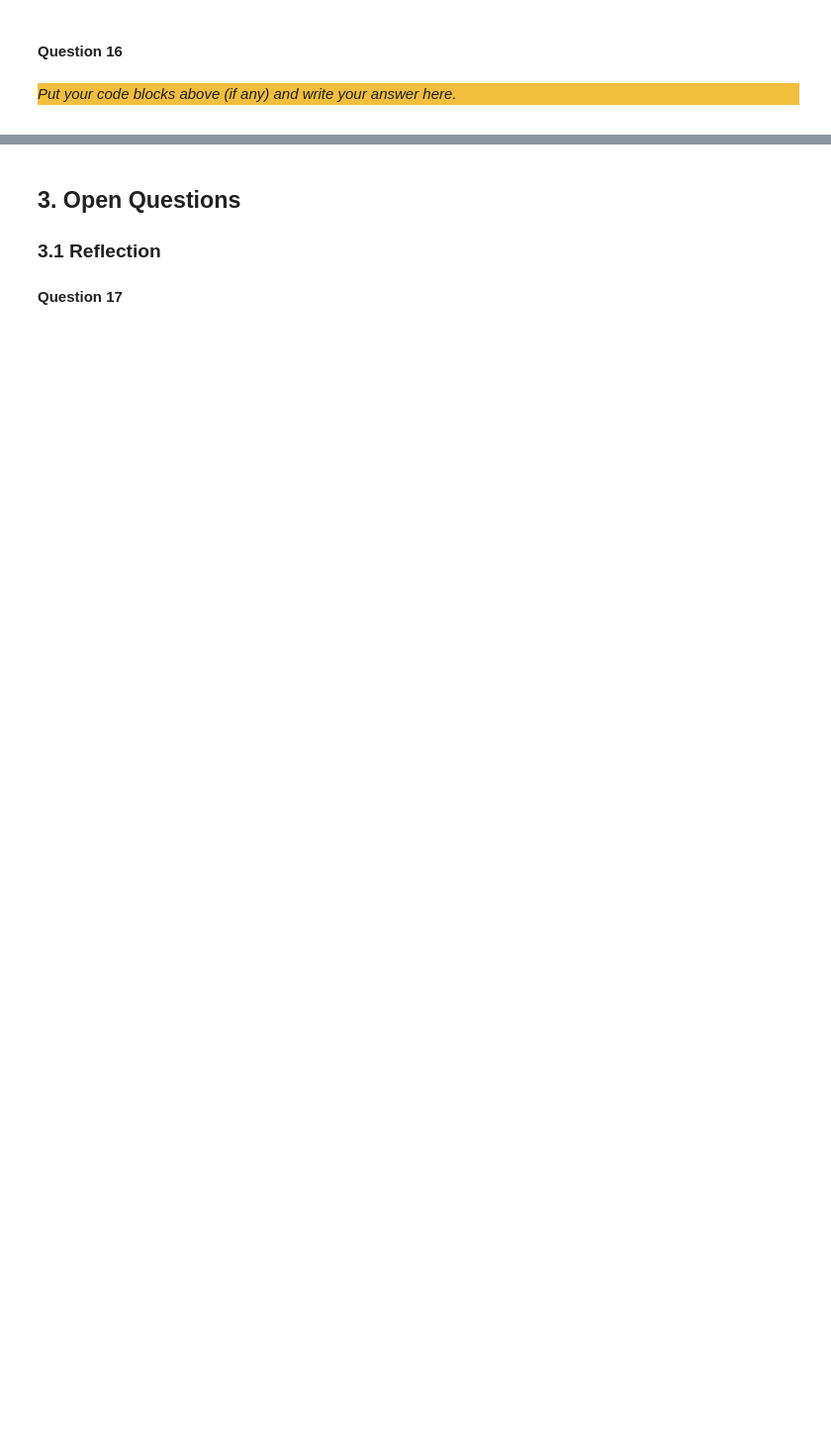
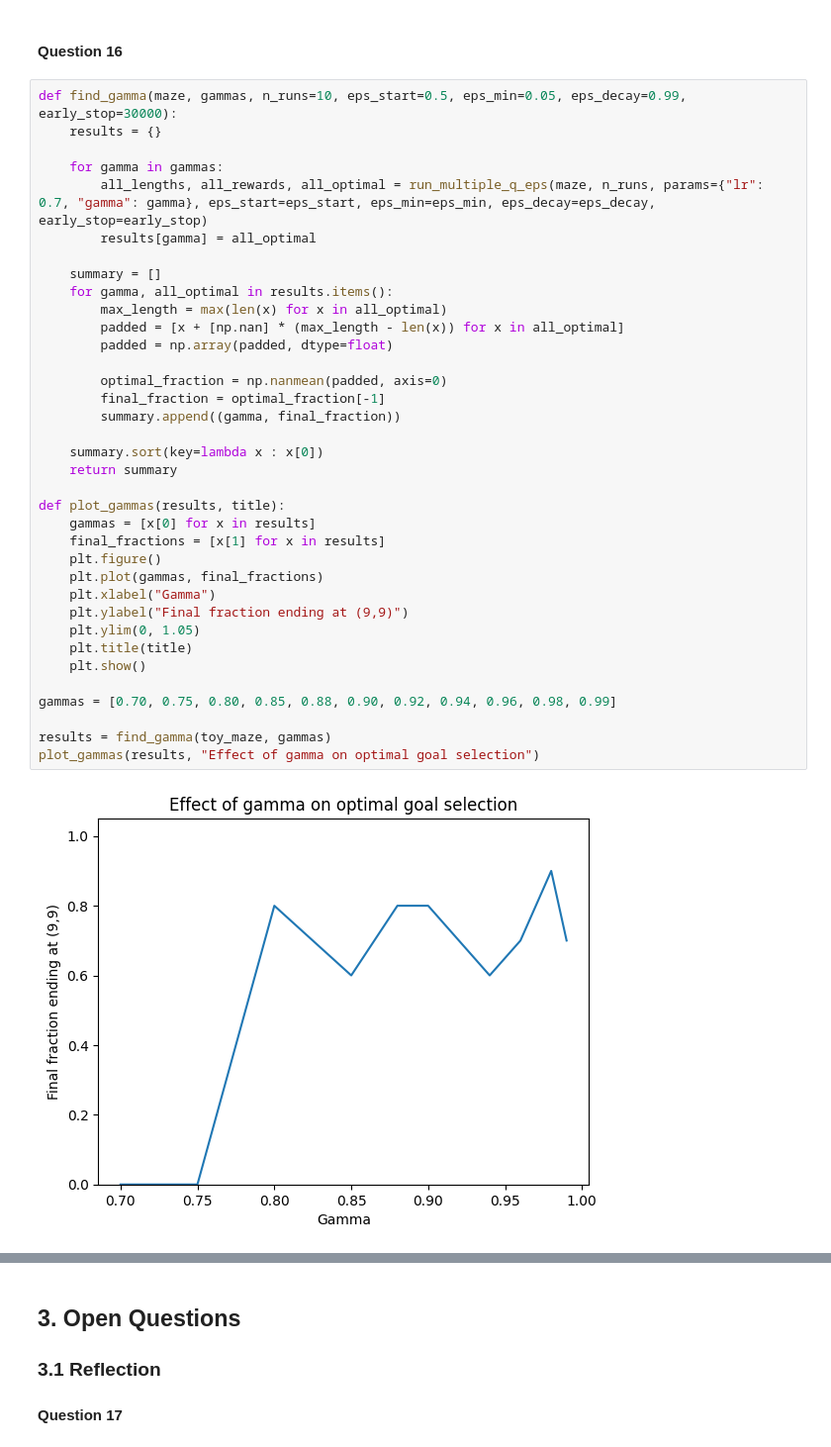
Before and after one commit to fusiatique/ci-assignments, a Jupyter notebook: assignment_3/src/Main.ipynb, the cells around one changed output, grey strips where cells are left out. Shown at 99% size. Drawn from its saved outputs; the diff is of its cells as text; blank space fills up the shorter version.

```diff
--- a/assignment_3/src/Main.ipynb
+++ b/assignment_3/src/Main.ipynb
@@ -836,6 +808,40 @@ _Put your code blocks above (if any) and write your answer here._
 # %% [markdown]
 #### Question 16
-# %% [markdown]
-<div style="background-color:#f1be3e">
-
-_Put your code blocks above (if any) and write your answer here._
+# %%
+def find_gamma(maze, gammas, n_runs=10, eps_start=0.5, eps_min=0.05, eps_decay=0.99, early_stop=30000):
+    results = {}
+
+    for gamma in gammas:
+        all_lengths, all_rewards, all_optimal = run_multiple_q_eps(maze, n_runs, params={"lr": 0.7, "gamma": gamma}, eps_start=eps_start, eps_min=eps_min, eps_decay=eps_decay, early_stop=early_stop)
+        results[gamma] = all_optimal
+
+    summary = []
+    for gamma, all_optimal in results.items():
+        max_length = max(len(x) for x in all_optimal)
+        padded = [x + [np.nan] * (max_length - len(x)) for x in all_optimal]
+        padded = np.array(padded, dtype=float)
+
+        optimal_fraction = np.nanmean(padded, axis=0)
+        final_fraction = optimal_fraction[-1]
+        summary.append((gamma, final_fraction))
+
+    summary.sort(key=lambda x : x[0])
+    return summary
+
+def plot_gammas(results, title):
+    gammas = [x[0] for x in results]
+    final_fractions = [x[1] for x in results]
+    plt.figure()
+    plt.plot(gammas, final_fractions)
+    plt.xlabel("Gamma")
+    plt.ylabel("Final fraction ending at (9,9)")
+    plt.ylim(0, 1.05)
+    plt.title(title)
+    plt.show()
+
+gammas = [0.70, 0.75, 0.80, 0.85, 0.88, 0.90, 0.92, 0.94, 0.96, 0.98, 0.99]
+
+results = find_gamma(toy_maze, gammas)
+plot_gammas(results, "Effect of gamma on optimal goal selection")
+# %% [output]
+[figure, added]
```
Also changed, not shown: parts of 13 cells of this notebook.
